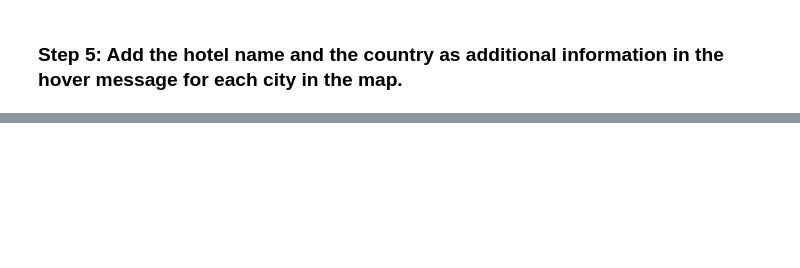
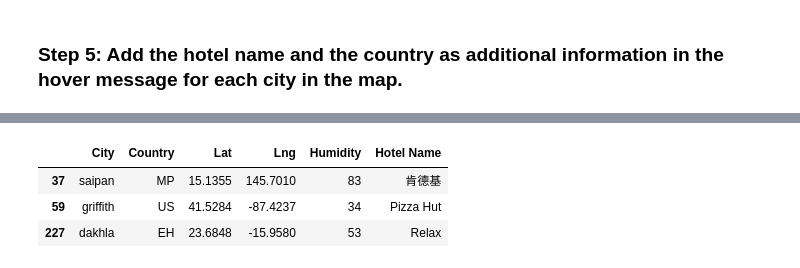
Before and after one commit to onemanlutta/python-api-challenge, a Jupyter notebook: WeatherPy/VacationPy.ipynb, the cells around one changed output, grey strips where cells are left out. Cells and saved outputs as stored; diff of their text form; code cells hidden in the pictures; blank space fills up the shorter version.

```diff
--- a/WeatherPy/VacationPy.ipynb
+++ b/WeatherPy/VacationPy.ipynb
@@ -260,0 +284,7 @@ plt.show()
+# %%
+hotel_df.head(3)
+# %% [output]
+|  | City | Country | Lat | Lng | Humidity | Hotel Name |
+| 37 | saipan | MP | 15.1355 | 145.7010 | 83 | 肯德基 |
+| 59 | griffith | US | 41.5284 | -87.4237 | 34 | Pizza Hut |
+| 227 | dakhla | EH | 23.6848 | -15.9580 | 53 | Relax |
```
Also changed, not shown: parts of 16 cells of this notebook, 22 other files.
